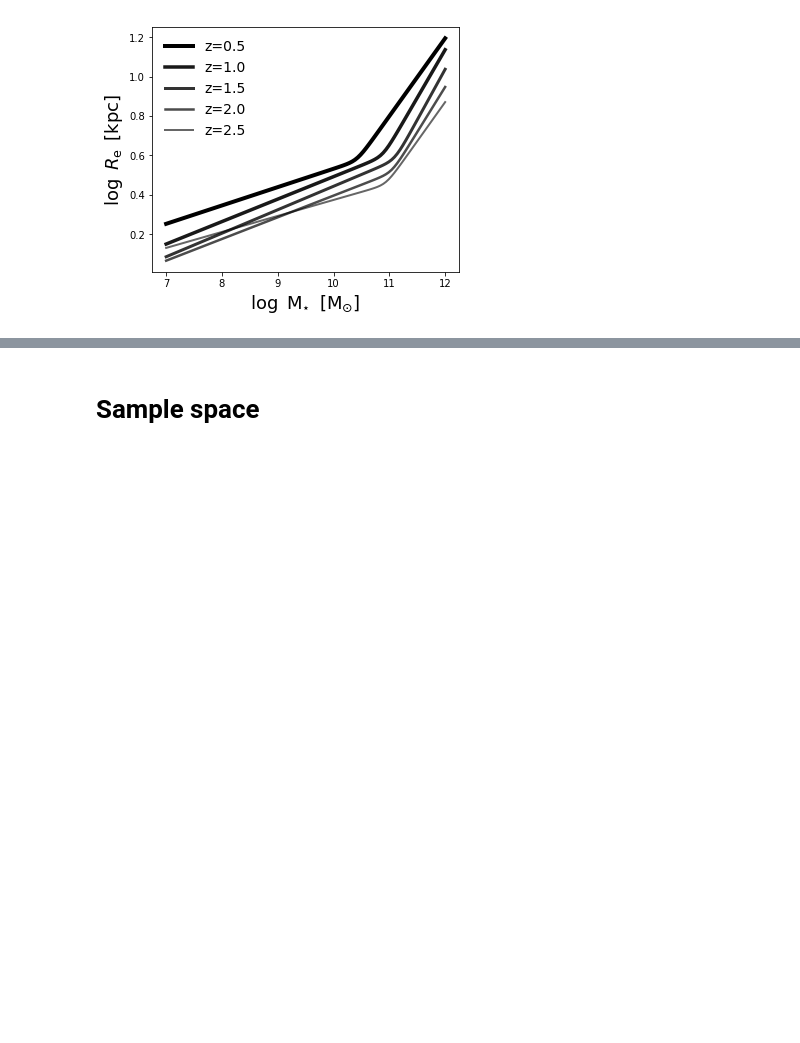
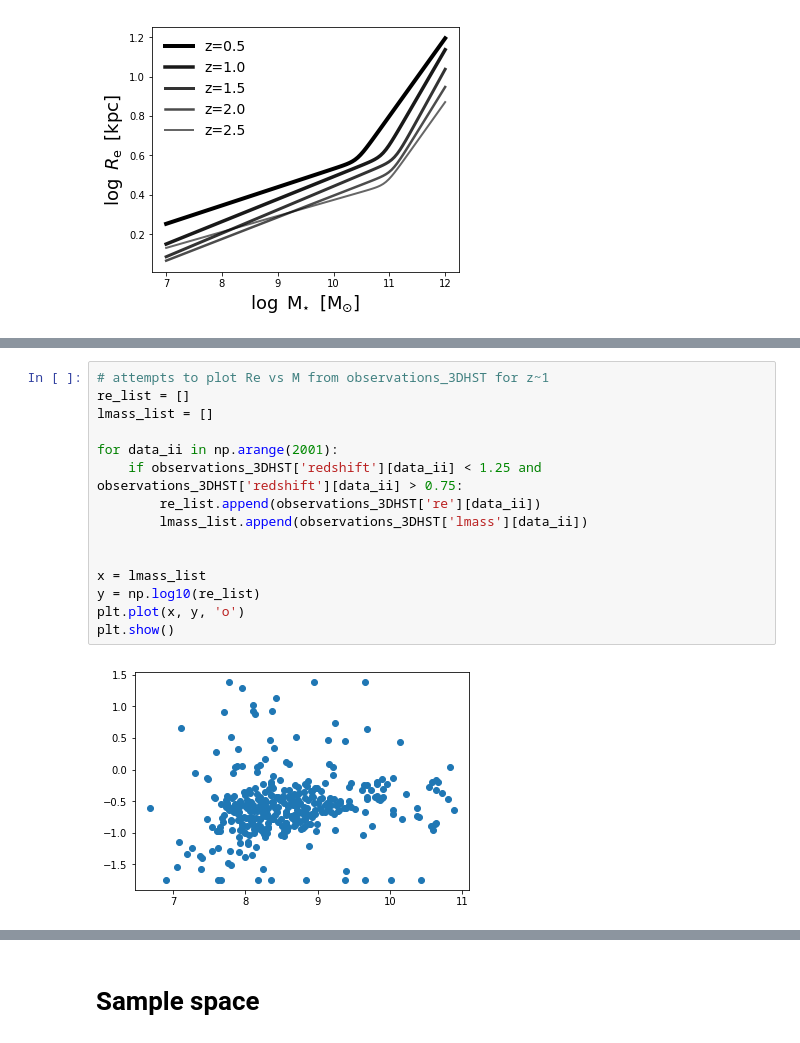
Before and after one commit to stacchella/morph_project, a Jupyter notebook: Anna/Estimate_Parameters_dynesty.ipynb, the cells around one changed output, grey strips where cells are left out. Drawn from its saved outputs; the diff is of its cells as text; blank space fills up the shorter version.

```diff
--- a/Anna/Estimate_Parameters_dynesty.ipynb
+++ b/Anna/Estimate_Parameters_dynesty.ipynb
@@ -169,0 +195,17 @@ plt.show()
+# %%
+# attempts to plot Re vs M from observations_3DHST for z~1
+re_list = []
+lmass_list = []
+
+for data_ii in np.arange(2001):
+    if observations_3DHST['redshift'][data_ii] < 1.25 and observations_3DHST['redshift'][data_ii] > 0.75:
+        re_list.append(observations_3DHST['re'][data_ii])
+        lmass_list.append(observations_3DHST['lmass'][data_ii])
+
+
+x = lmass_list
+y = np.log10(re_list)
+plt.plot(x, y, 'o')
+plt.show()
+# %% [output]
+[figure, added]
```
Also changed, not shown: parts of 21 cells of this notebook.
